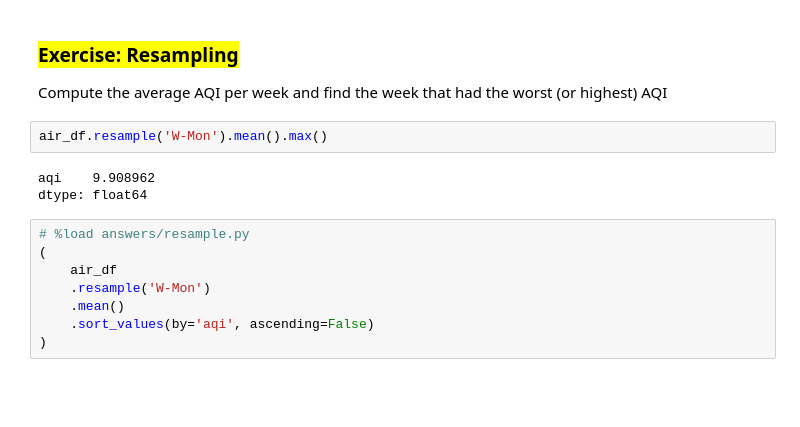
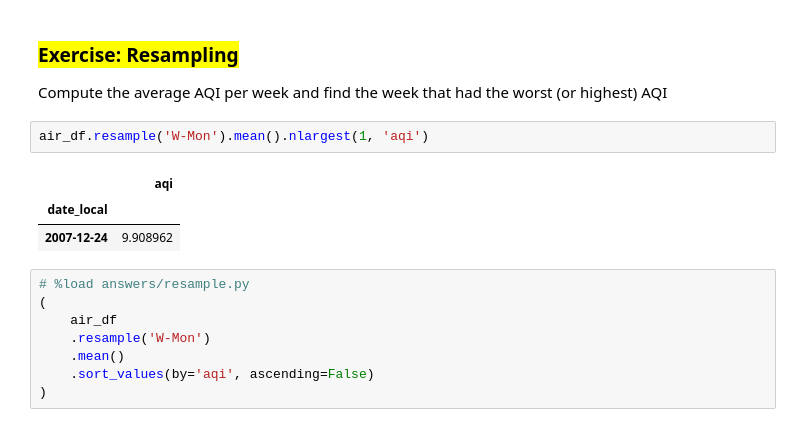
Before and after one commit to staeff/time-series, a Jupyter notebook: 01_time_series_analysis.ipynb, the cells around one changed output. Saved outputs shown, nothing was run; the diff lists cells and outputs as text; blank space fills up the shorter version.

```diff
--- a/01_time_series_analysis.ipynb
+++ b/01_time_series_analysis.ipynb
@@ -274,10 +278,11 @@ Below is an example of getting the quarter and adding the day name. Feel free to
 
 Compute the average AQI per week and find the week that had the worst (or highest) AQI
 # %%
-air_df.resample('W-Mon').mean().max()
+air_df.resample('W-Mon').mean().nlargest(1, 'aqi')
 # %% [output]
-aqi    9.908962
-dtype: float64
+|  | aqi |
+| date_local |  |
+| 2007-12-24 | 9.908962 |
 # %%
 # %load answers/resample.py
 (
```
Also changed, not shown: parts of 11 cells of this notebook, 1 other file.
